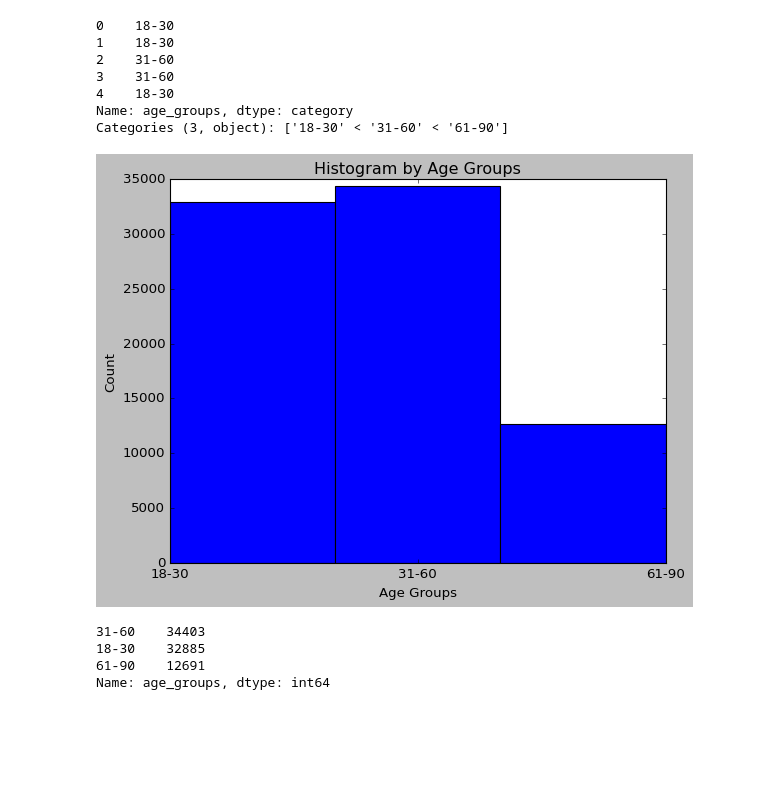
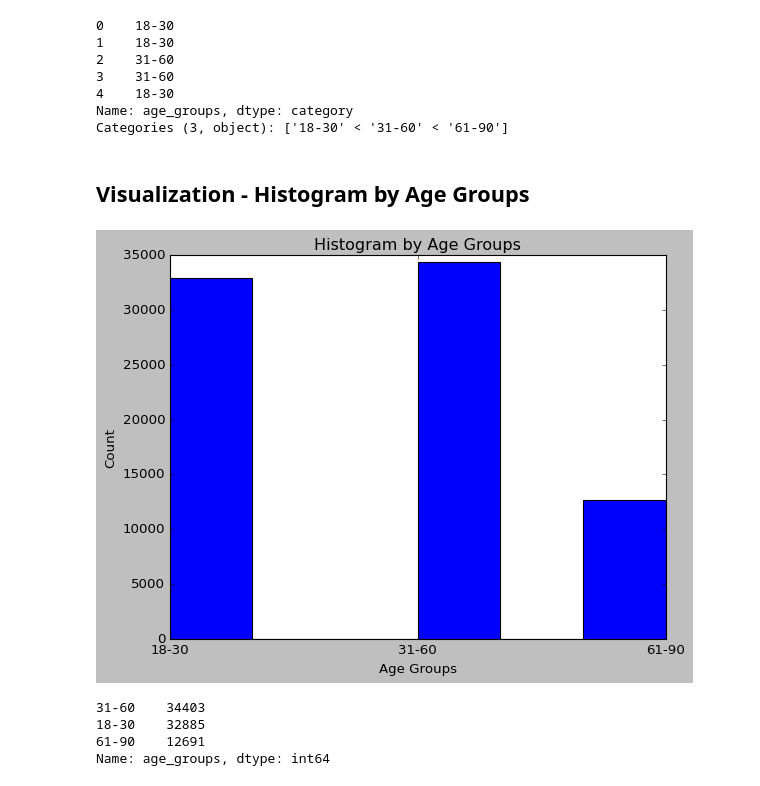
Before and after one commit to dreakian/DACP_XTOL_materials, a Jupyter notebook: current_Course_One_Project_Notebook.ipynb, the cells around one changed output. Cells and saved outputs as stored; diff of their text form; code cells hidden in the pictures; blank space fills up the shorter version.

```diff
--- a/current_Course_One_Project_Notebook.ipynb
+++ b/current_Course_One_Project_Notebook.ipynb
@@ -341,17 +436,19 @@ data["age_groups"].head()
 4    18-30
 Name: age_groups, dtype: category
 Categories (3, object): ['18-30' < '31-60' < '61-90']
+# %% [markdown]
+## Visualization - Histogram by Age Groups
 # %%
 # clearly indicates that customers between 18 and 60 years old make up the overwhelming majority of people
 # who have made purchases
 
-plt.hist(data["age_groups"], bins=3)
+plt.hist(data["age_groups"], bins=6)
 plt.title("Histogram by Age Groups")
 plt.xlabel("Age Groups")
 plt.ylabel("Count")
 plt.show()
 # %% [output]
-[figure, old version]
+[figure, new version]
 # %%
 data["age_groups"].value_counts()
 # %% [output]
```
Also changed, not shown: parts of 72 cells of this notebook.
